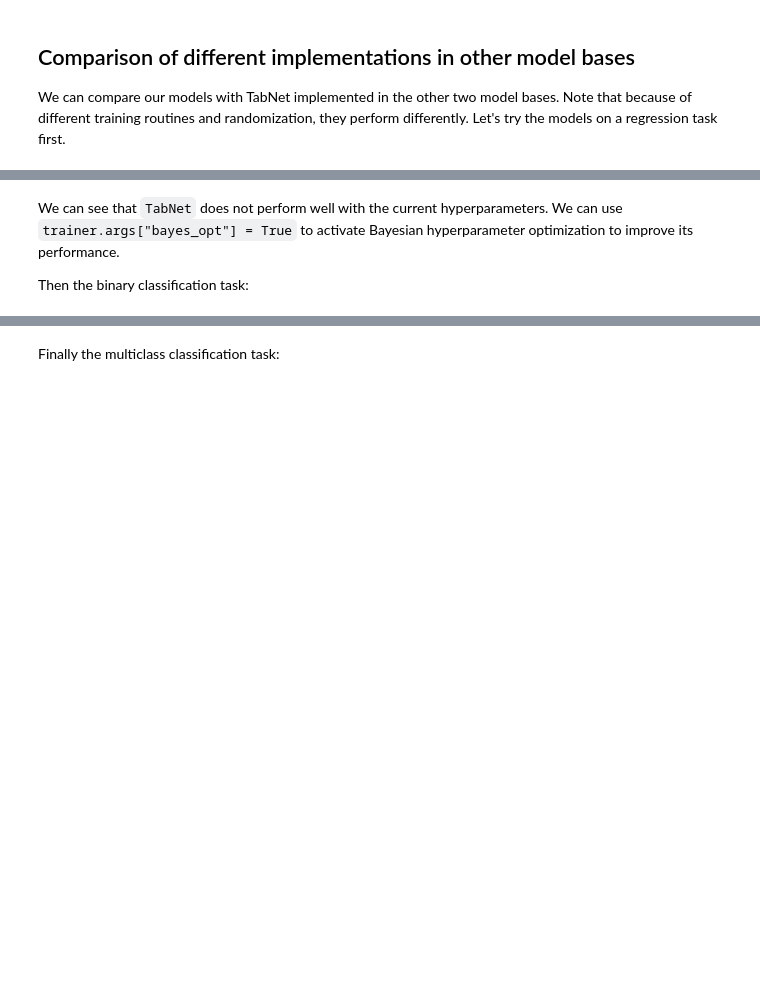
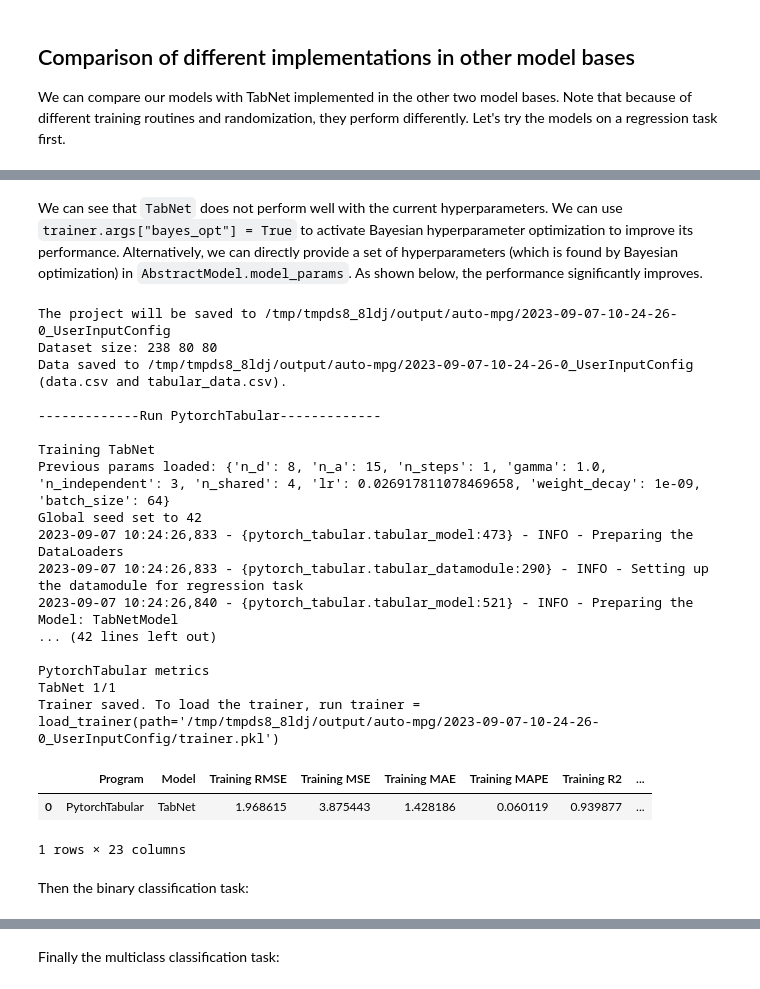
Before and after one commit to Luwen-Zhang/tabular_ensemble, a Jupyter notebook: docs/source/examples/advanced_usage/customized_model_base.ipynb, the cells around one changed output, grey strips where cells are left out. Cells and saved outputs as stored; diff of their text form; code cells hidden in the pictures; blank space fills up the shorter version.

```diff
--- a/docs/source/examples/advanced_usage/customized_model_base.ipynb
+++ b/docs/source/examples/advanced_usage/customized_model_base.ipynb
@@ -576,9 +576,39 @@ Trainer saved. To load the trainer, run trainer = load_trainer(path='/tmp/tmpqjl
 | 3 | WideDeep | TabNet | 14.069138 | 197.940635 | 13.082123 | 0.549435 | -2.070823 | ... |
 4 rows × 23 columns
 # %% [markdown]
-We can see that `TabNet` does not perform well with the current hyperparameters. We can use `trainer.args["bayes_opt"] = True` to activate Bayesian hyperparameter optimization to improve its performance.
-
-Then the binary classification task:
+We can see that `TabNet` does not perform well with the current hyperparameters. We can use `trainer.args["bayes_opt"] = True` to activate Bayesian hyperparameter optimization to improve its performance. Alternatively, we can directly provide a set of hyperparameters (which is found by Bayesian optimization) in `AbstractModel.model_params`. As shown below, the performance significantly improves.
+# %%
+trainer = Trainer(device=device)
+trainer.load_config(cfg)
+trainer.load_data()
+modelbase = PytorchTabular(trainer, model_subset=["TabNet"])
+trainer.add_modelbases([modelbase])
+modelbase.model_params["TabNet"] = {'n_d': 8, 'n_a': 15, 'n_steps': 1, 'gamma': 1.0, 'n_independent': 3, 'n_shared': 4, 'lr': 0.026917811078469658, 'weight_decay': 1e-09, 'batch_size': 64}
+trainer.train(stderr_to_stdout=True)
+trainer.get_leaderboard()
+# %% [output]
+The project will be saved to /tmp/tmpds8_8ldj/output/auto-mpg/2023-09-07-10-24-26-0_UserInputConfig
+Dataset size: 238 80 80
+Data saved to /tmp/tmpds8_8ldj/output/auto-mpg/2023-09-07-10-24-26-0_UserInputConfig (data.csv and tabular_data.csv).
+
+-------------Run PytorchTabular-------------
+
+Training TabNet
+Previous params loaded: {'n_d': 8, 'n_a': 15, 'n_steps': 1, 'gamma': 1.0, 'n_independent': 3, 'n_shared': 4, 'lr': 0.026917811078469658, 'weight_decay': 1e-09, 'batch_size': 64}
+Global seed set to 42
+2023-09-07 10:24:26,833 - {pytorch_tabular.tabular_model:473} - INFO - Preparing the DataLoaders
+2023-09-07 10:24:26,833 - {pytorch_tabular.tabular_datamodule:290} - INFO - Setting up the datamodule for regression task
+2023-09-07 10:24:26,840 - {pytorch_tabular.tabular_model:521} - INFO - Preparing the Model: TabNetModel
+... (42 lines left out)
+
+PytorchTabular metrics
+TabNet 1/1
+Trainer saved. To load the trainer, run trainer = load_trainer(path='/tmp/tmpds8_8ldj/output/auto-mpg/2023-09-07-10-24-26-0_UserInputConfig/trainer.pkl')
+|  | Program | Model | Training RMSE | Training MSE | Training MAE | Training MAPE | Training R2 | ... |
+| 0 | PytorchTabular | TabNet | 1.968615 | 3.875443 | 1.428186 | 0.060119 | 0.939877 | ... |
+1 rows × 23 columns
+# %% [markdown]
+Then the binary classification task:
 # %%
 trainer = Trainer(device=device)
 adult_columns = [
```
Also changed, not shown: parts of 3 cells of this notebook, 7 other files.
